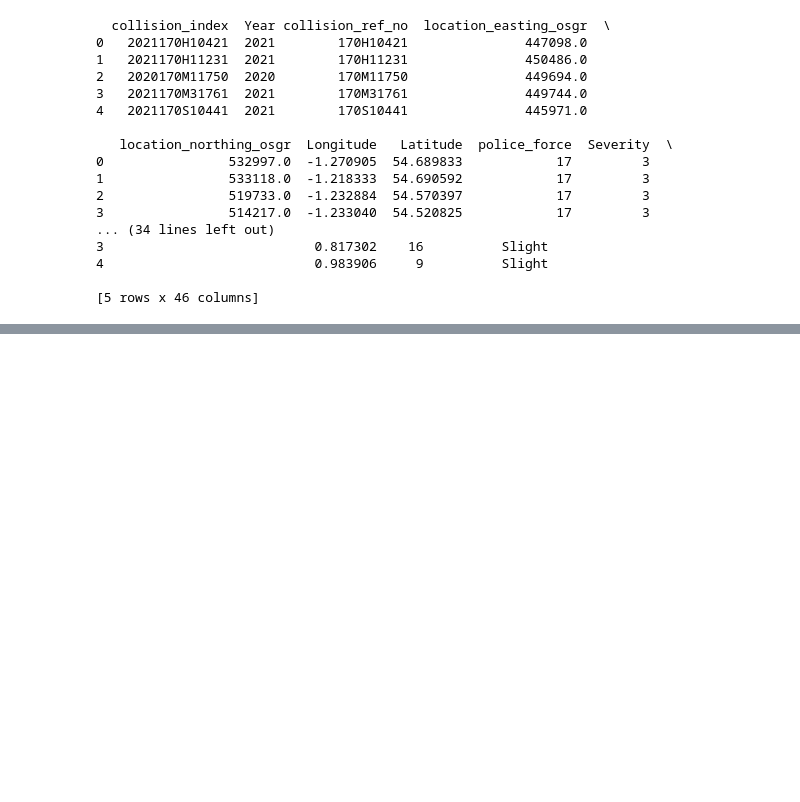
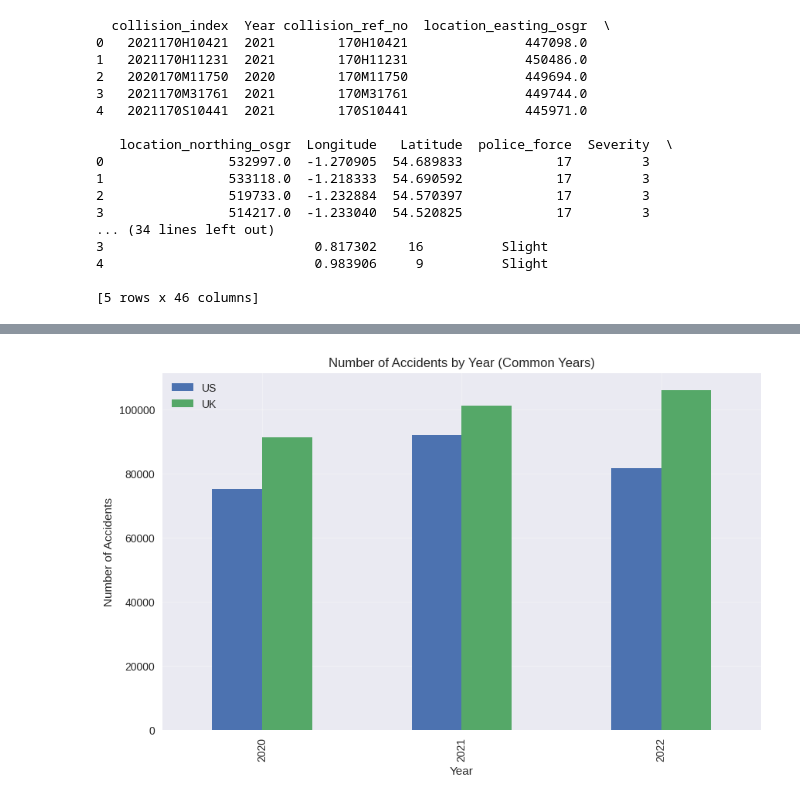
Before and after one commit to denislavh/Uk-vs-US-Road-Accidents-Comparison, a Jupyter notebook: Road_Accidents.ipynb, the cells around one changed output, grey strips where cells are left out. Drawn from its saved outputs; the diff is of its cells as text; code cells hidden in the pictures; blank space fills up the shorter version.

Commit message:
Limits dataset to 2020-2022 and accident comparisons

```diff
--- a/Road_Accidents.ipynb
+++ b/Road_Accidents.ipynb
@@ -155,7 +135,7 @@ us_clean.head(5)
 # Find common years
 common_years = sorted(set(us_clean['Year'].dropna().unique()) &
                       set(uk_clean['Year'].dropna().unique()))
-
+common_years.remove(np.int64(2023))  # Remove 2023 if present, as it's incomplete
 print("Common years for comparison:", common_years)
 
 # Filter datasets
@@ -170,0 +204,17 @@ Filtered UK shape : (402548, 46)
+# %%
+plt.style.use('seaborn-v0_8')
+
+yearly = pd.DataFrame({
+    'US': us_filtered['Year'].value_counts().sort_index(),
+    'UK': uk_filtered['Year'].value_counts().sort_index()
+})
+
+yearly.plot(kind='bar', figsize=(10, 6))
+plt.title('Number of Accidents by Year (Common Years)')
+plt.ylabel('Number of Accidents')
+plt.xlabel('Year')
+plt.legend()
+plt.grid(True, alpha=0.3)
+plt.show()
+# %% [output]
+[figure, added]
```
Also changed, not shown: parts of 5 cells of this notebook.
